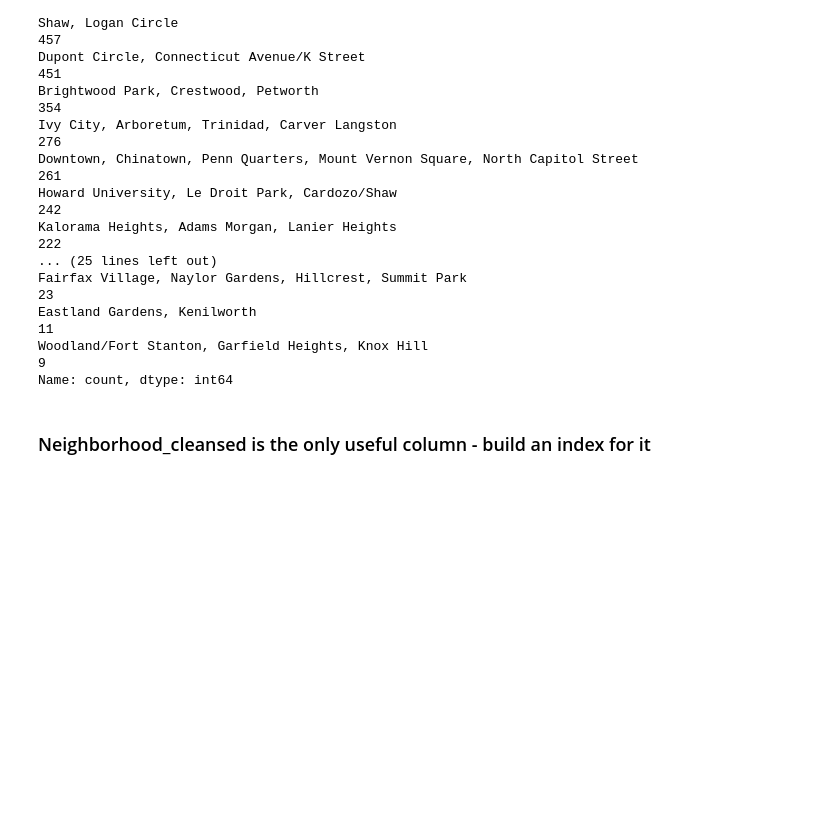
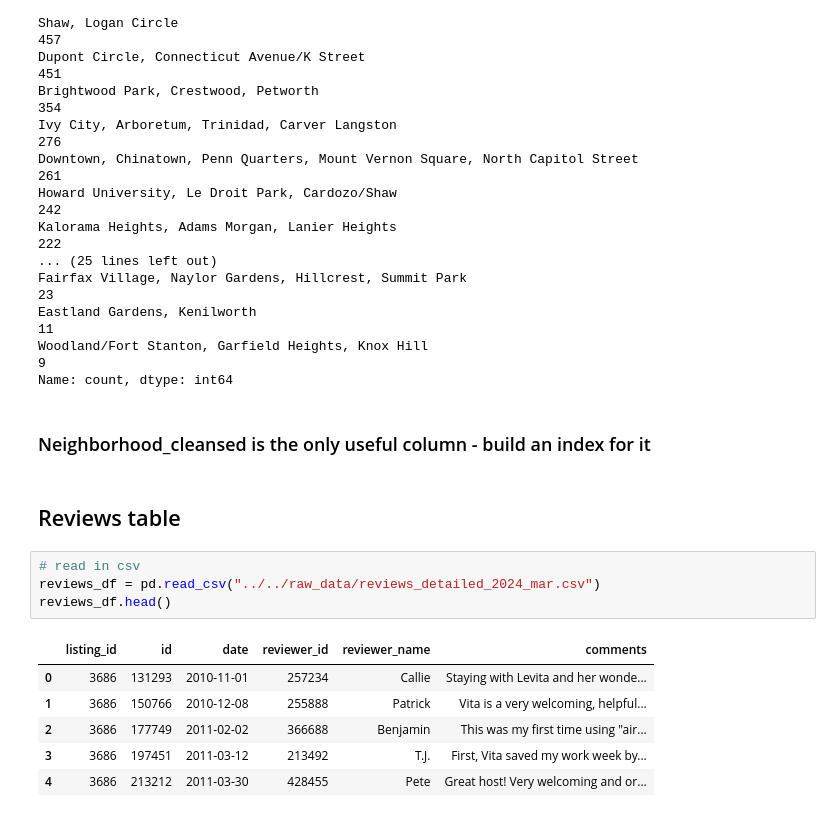
Before and after one commit to johbry17/DC-AirBnB-SQL-Database, a Jupyter notebook: cleaned_data/v1.0/data_cleaning_v1.0.ipynb, the cells around one changed output. Saved outputs shown, nothing was run; the diff lists cells and outputs as text; blank space fills up the shorter version.

Commit message:
Add reviews entity

```diff
--- a/cleaned_data/v1.0/data_cleaning_v1.0.ipynb
+++ b/cleaned_data/v1.0/data_cleaning_v1.0.ipynb
@@ -693,3 +682,16 @@ Woodland/Fort Stanton, Garfield Heights, Knox Hill
 Name: count, dtype: int64
 # %% [markdown]
 <h3>Neighborhood_cleansed is the only useful column - build an index for it
+# %% [markdown]
+<h2>Reviews table
+# %%
+# read in csv
+reviews_df = pd.read_csv("../../raw_data/reviews_detailed_2024_mar.csv")
+reviews_df.head()
+# %% [output]
+|  | listing_id | id | date | reviewer_id | reviewer_name | comments |
+| 0 | 3686 | 131293 | 2010-11-01 | 257234 | Callie | Staying with Levita and her wonde... |
+| 1 | 3686 | 150766 | 2010-12-08 | 255888 | Patrick | Vita is a very welcoming, helpful... |
+| 2 | 3686 | 177749 | 2011-02-02 | 366688 | Benjamin | This was my first time using "air... |
+| 3 | 3686 | 197451 | 2011-03-12 | 213492 | T.J. | First, Vita saved my work week by... |
+| 4 | 3686 | 213212 | 2011-03-30 | 428455 | Pete | Great host! Very welcoming and or... |
```
Also changed, not shown: parts of 13 cells of this notebook, 1 other file.
